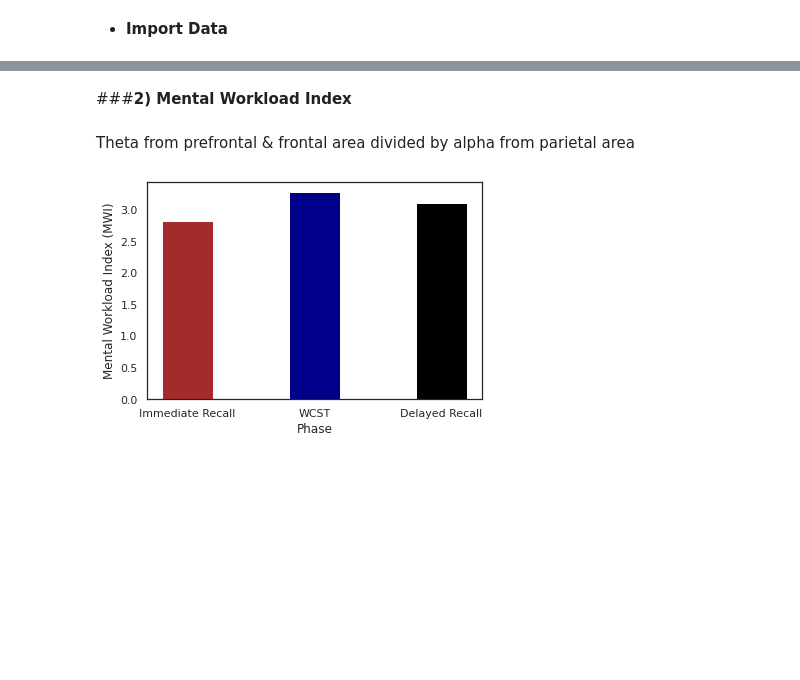
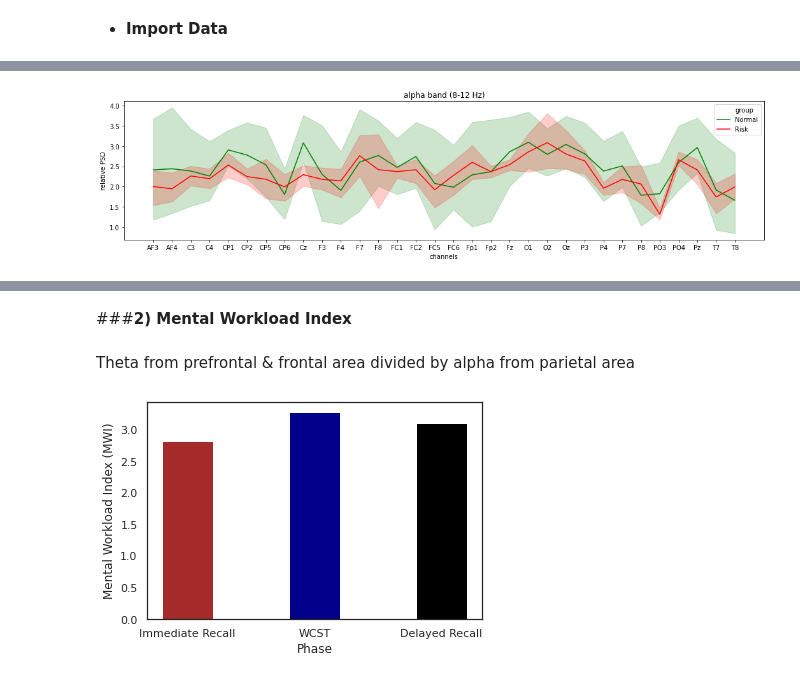
Before and after one commit to Sirabhop/Preclinical-AD-EEG-classification, a Jupyter notebook: Data_Exploration.ipynb, the cells around one changed output, grey strips where cells are left out. Cells and saved outputs as stored; diff of their text form; code cells hidden in the pictures; blank space fills up the shorter version.

```diff
--- a/Data_Exploration.ipynb
+++ b/Data_Exploration.ipynb
@@ -437,0 +305,4 @@ plt.legend()
+# %%
+plot_PSD('alpha', 'alpha band (8-12 Hz)')
+# %% [output]
+[figure, added]
```
Also changed, not shown: parts of 61 cells of this notebook.
